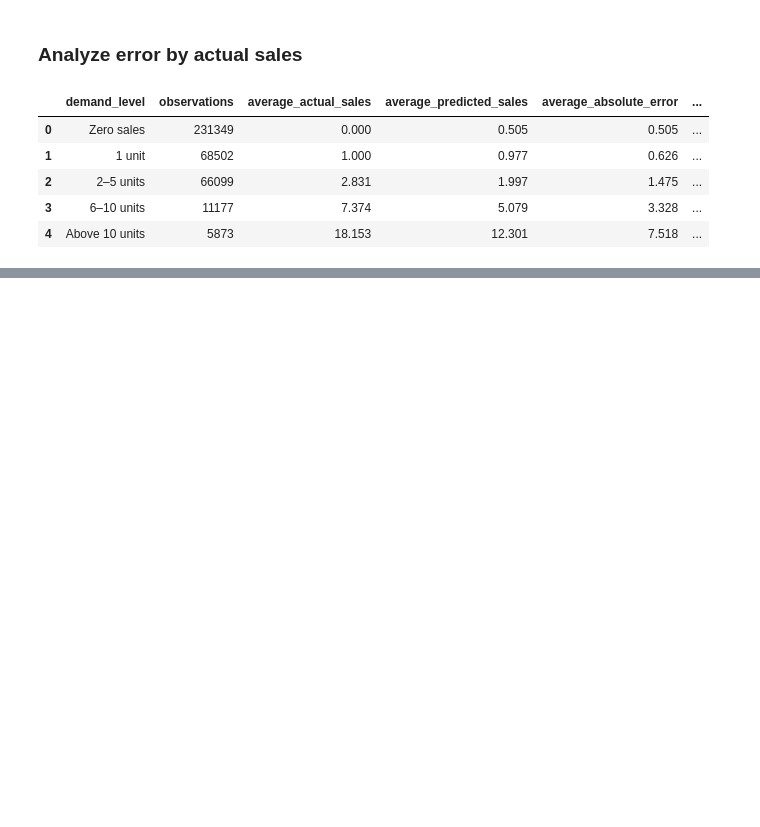
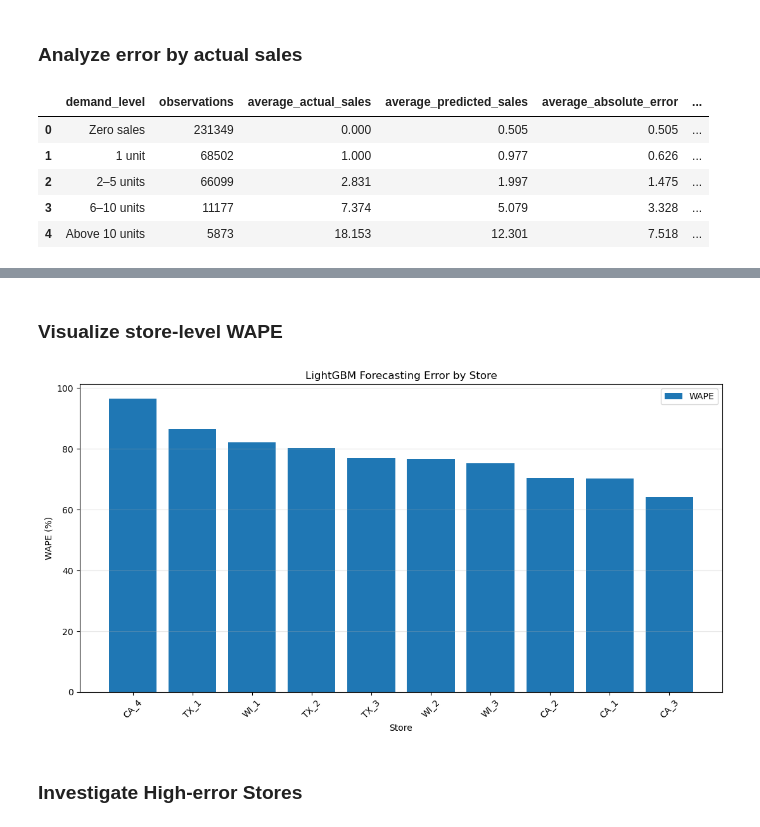
Before and after one commit to 20deepak28/demand-analysis-project, a Jupyter notebook: 04_baseline_model.ipynb, the cells around one changed output, grey strips where cells are left out. Drawn from its saved outputs; the diff is of its cells as text; code cells hidden in the pictures; blank space fills up the shorter version.

```diff
--- a/04_baseline_model.ipynb
+++ b/04_baseline_model.ipynb
@@ -2595,0 +2885,34 @@ display(demand_error_analysis)
+# %% [markdown]
+### Visualize store-level WAPE
+# %%
+import matplotlib.pyplot as plt
+
+plot_df = store_performance.sort_values("WAPE", ascending=False)
+
+plt.figure(figsize=(11, 6))
+
+plt.bar(
+    plot_df["store_id"],
+    plot_df["WAPE"],
+    label="WAPE"
+)
+
+plt.title("LightGBM Forecasting Error by Store")
+plt.xlabel("Store")
+plt.ylabel("WAPE (%)")
+plt.xticks(rotation=45)
+plt.grid(axis="y", alpha=0.3)
+plt.legend()
+plt.tight_layout()
+
+plt.savefig(
+    "lightgbm_store_level_wape.png",
+    dpi=300,
+    bbox_inches="tight"
+)
+
+plt.show()
+# %% [output]
+[figure, added]
+# %% [markdown]
+### Investigate High-error Stores
```
Also changed, not shown: parts of 103 cells of this notebook, 1 other file.
